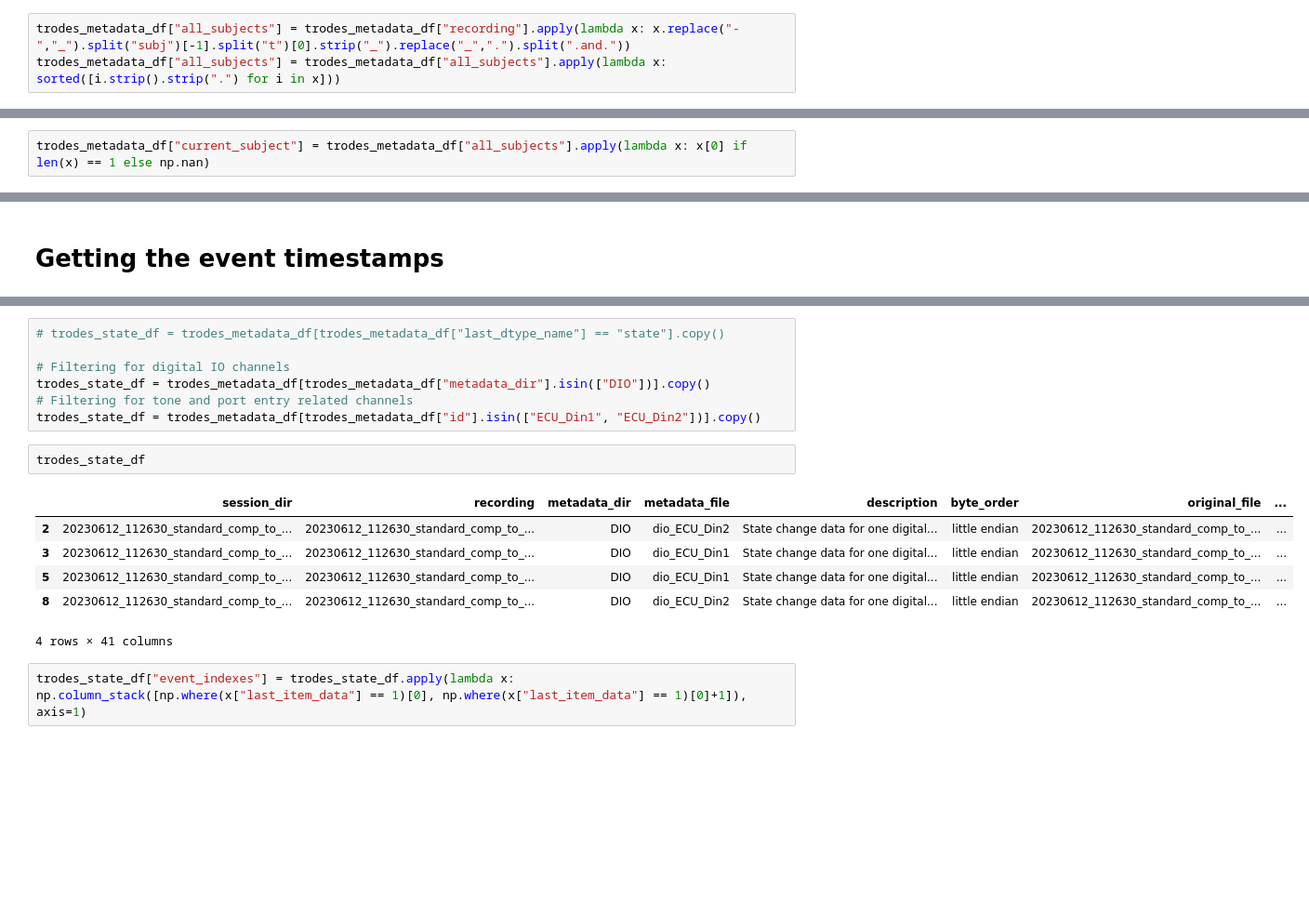
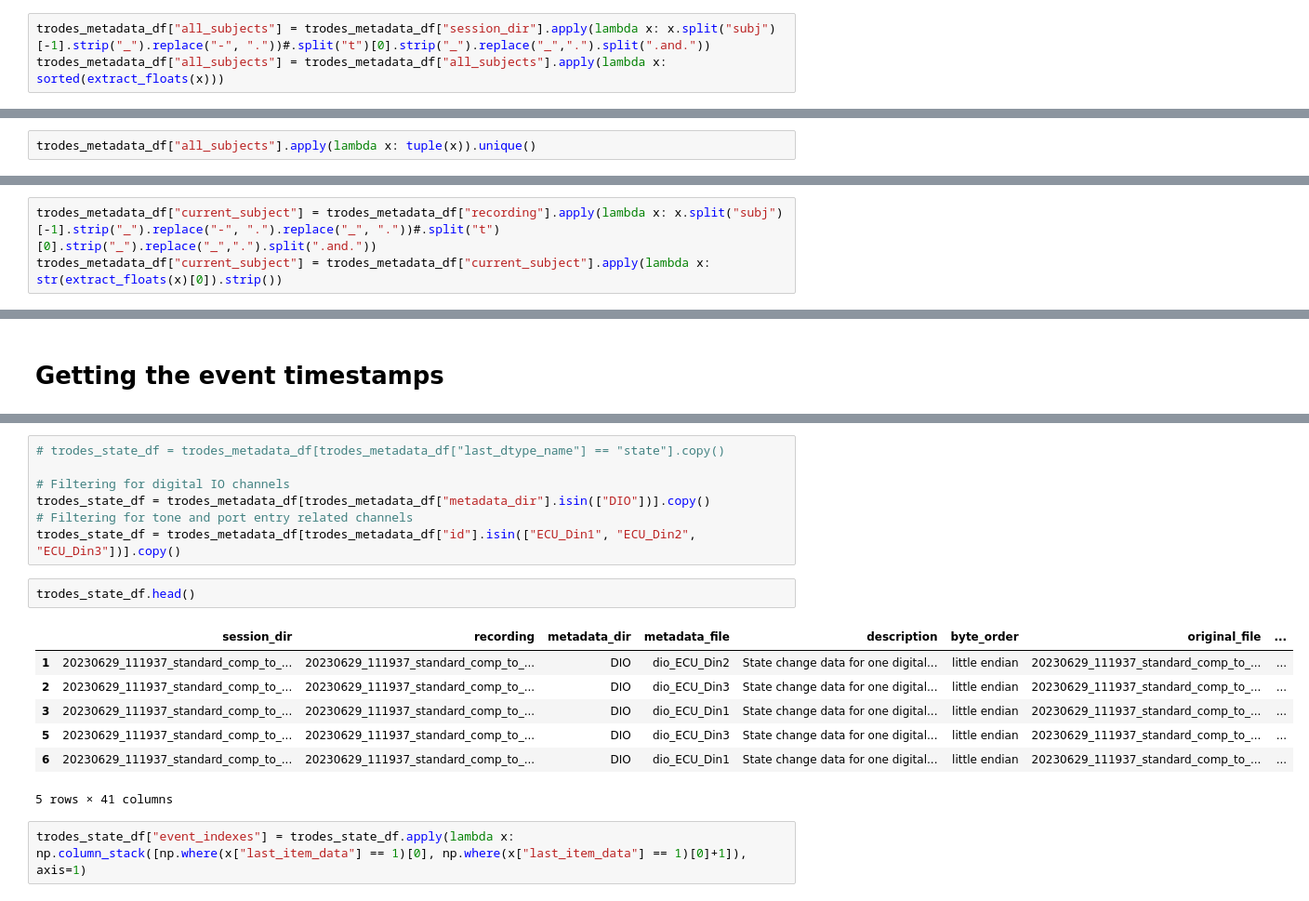
Before and after one commit to padillacoreanolab/nose_poke_identifier, a Jupyter notebook: results/2023_09_07_nose_poke_extraction/00_extract_timestamps.ipynb, the cells around one changed output, grey strips where cells are left out. Shown at 93% size. Cells and saved outputs as stored; diff of their text form; blank space fills up the shorter version.

```diff
--- a/results/2023_09_07_nose_poke_extraction/00_extract_timestamps.ipynb
+++ b/results/2023_09_07_nose_poke_extraction/00_extract_timestamps.ipynb
@@ -316,3 +417,3 @@ array(['20230612_112630_standard_comp_to_training_D1_subj_1-1_t1b3L_box2_merged'
 # %%
-trodes_metadata_df["all_subjects"] = trodes_metadata_df["recording"].apply(lambda x: x.replace("-","_").split("subj")[-1].split("t")[0].strip("_").replace("_",".").split(".and."))
-trodes_metadata_df["all_subjects"] = trodes_metadata_df["all_subjects"].apply(lambda x: sorted([i.strip().strip(".") for i in x]))
+trodes_metadata_df["all_subjects"] = trodes_metadata_df["session_dir"].apply(lambda x: x.split("subj")[-1].strip("_").replace("-", "."))#.split("t")[0].strip("_").replace("_",".").split(".and."))
+trodes_metadata_df["all_subjects"] = trodes_metadata_df["all_subjects"].apply(lambda x: sorted(extract_floats(x)))
@@ -319,2 +424,2 @@ trodes_metadata_df["all_subjects"] = trodes_metadata_df["all_subjects"].apply(la
 # %%
-trodes_metadata_df["current_subject"] = trodes_metadata_df["all_subjects"].apply(lambda x: x[0] if len(x) == 1 else np.nan)
+trodes_metadata_df["all_subjects"].apply(lambda x: tuple(x)).unique()
@@ -341 +430,4 @@ Name: all_subjects, dtype: object
+# %%
+trodes_metadata_df["current_subject"] = trodes_metadata_df["recording"].apply(lambda x: x.split("subj")[-1].strip("_").replace("-", ".").replace("_", "."))#.split("t")[0].strip("_").replace("_",".").split(".and."))
+trodes_metadata_df["current_subject"] = trodes_metadata_df["current_subject"].apply(lambda x: str(extract_floats(x)[0]).strip())
 # %%
@@ -446,16 +535,17 @@ trodes_metadata_df.tail()
 # Filtering for digital IO channels
 trodes_state_df = trodes_metadata_df[trodes_metadata_df["metadata_dir"].isin(["DIO"])].copy()
 # Filtering for tone and port entry related channels
-trodes_state_df = trodes_metadata_df[trodes_metadata_df["id"].isin(["ECU_Din1", "ECU_Din2"])].copy()
+trodes_state_df = trodes_metadata_df[trodes_metadata_df["id"].isin(["ECU_Din1", "ECU_Din2", "ECU_Din3"])].copy()
 # %%
-trodes_state_df
+trodes_state_df.head()
 # %% [output]
 |  | session_dir | recording | metadata_dir | metadata_file | description | byte_order | original_file | ... |
-| 2 | 20230612_112630_standard_comp_to_... | 20230612_112630_standard_comp_to_... | DIO | dio_ECU_Din2 | State change data for one digital... | little endian | 20230612_112630_standard_comp_to_... | ... |
-| 3 | 20230612_112630_standard_comp_to_... | 20230612_112630_standard_comp_to_... | DIO | dio_ECU_Din1 | State change data for one digital... | little endian | 20230612_112630_standard_comp_to_... | ... |
-| 5 | 20230612_112630_standard_comp_to_... | 20230612_112630_standard_comp_to_... | DIO | dio_ECU_Din1 | State change data for one digital... | little endian | 20230612_112630_standard_comp_to_... | ... |
-| 8 | 20230612_112630_standard_comp_to_... | 20230612_112630_standard_comp_to_... | DIO | dio_ECU_Din2 | State change data for one digital... | little endian | 20230612_112630_standard_comp_to_... | ... |
+| 1 | 20230629_111937_standard_comp_to_... | 20230629_111937_standard_comp_to_... | DIO | dio_ECU_Din2 | State change data for one digital... | little endian | 20230629_111937_standard_comp_to_... | ... |
+| 2 | 20230629_111937_standard_comp_to_... | 20230629_111937_standard_comp_to_... | DIO | dio_ECU_Din3 | State change data for one digital... | little endian | 20230629_111937_standard_comp_to_... | ... |
+| 3 | 20230629_111937_standard_comp_to_... | 20230629_111937_standard_comp_to_... | DIO | dio_ECU_Din1 | State change data for one digital... | little endian | 20230629_111937_standard_comp_to_... | ... |
+| 5 | 20230629_111937_standard_comp_to_... | 20230629_111937_standard_comp_to_... | DIO | dio_ECU_Din3 | State change data for one digital... | little endian | 20230629_111937_standard_comp_to_... | ... |
+| 6 | 20230629_111937_standard_comp_to_... | 20230629_111937_standard_comp_to_... | DIO | dio_ECU_Din1 | State change data for one digital... | little endian | 20230629_111937_standard_comp_to_... | ... |
-4 rows × 41 columns
+5 rows × 41 columns
 # %%
 trodes_state_df["event_indexes"] = trodes_state_df.apply(lambda x: np.column_stack([np.where(x["last_item_data"] == 1)[0], np.where(x["last_item_data"] == 1)[0]+1]), axis=1)
 # %%
```
Also changed, not shown: parts of 68 cells of this notebook, 10 other files.
